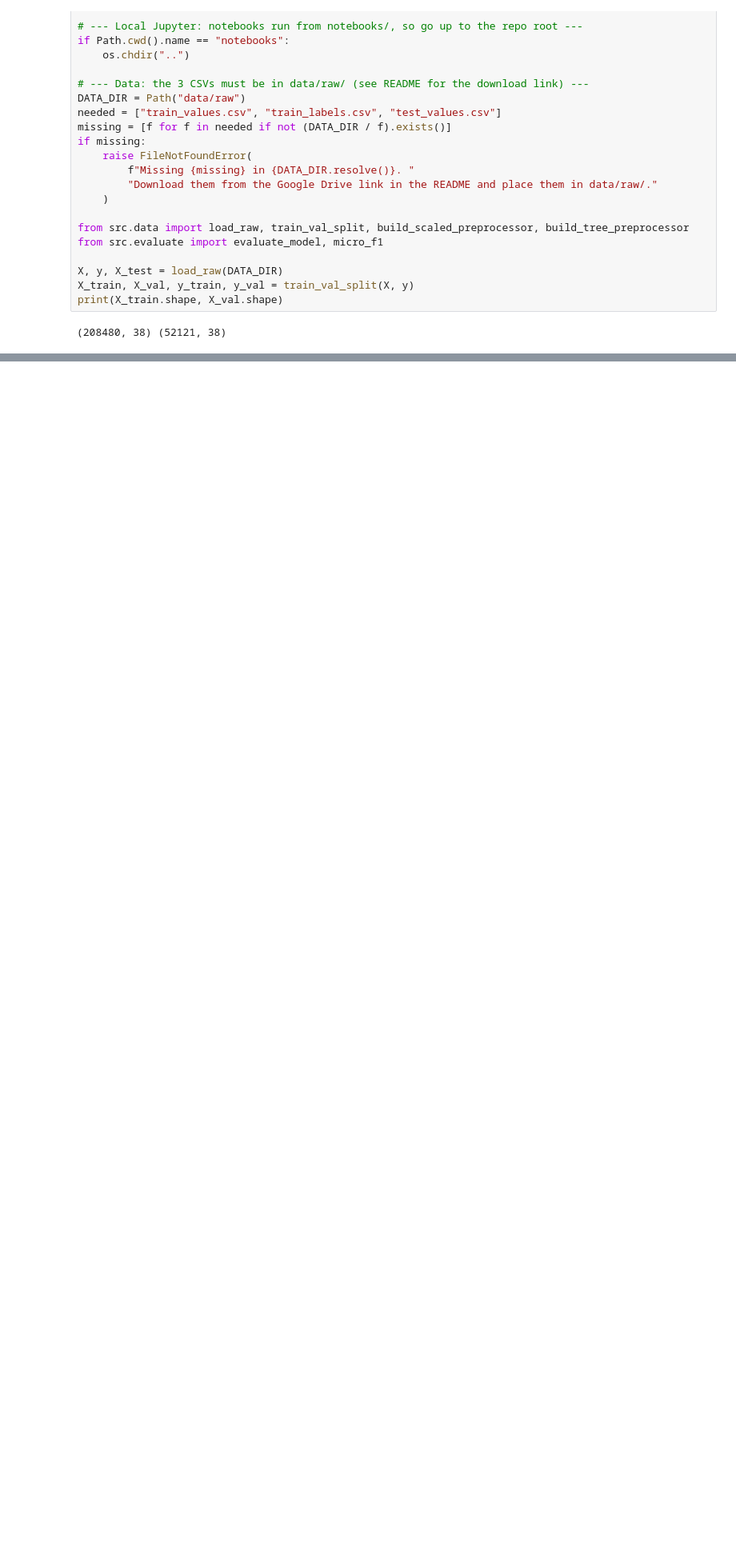
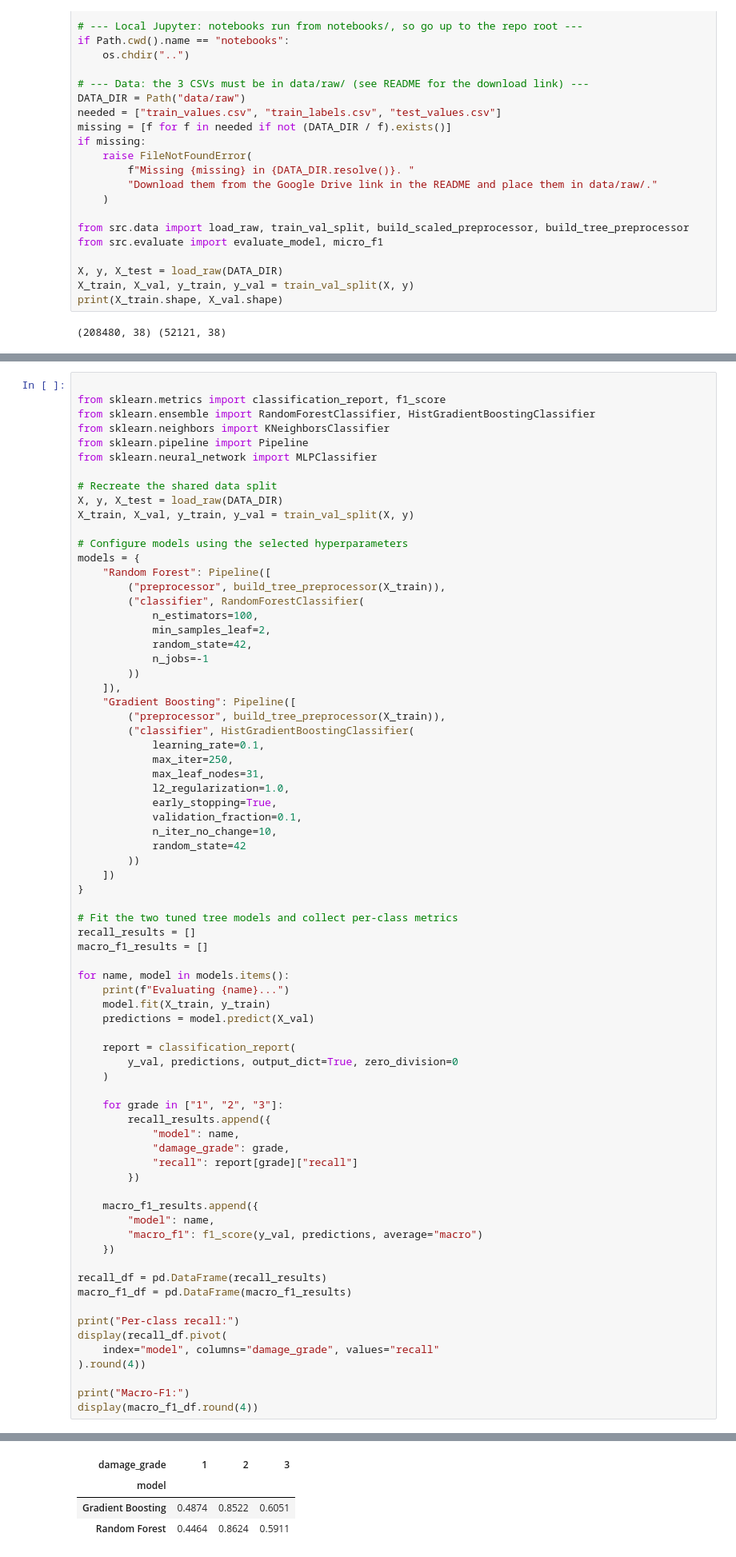
Before and after one commit to ayaanGH06/ML-Project-Earthquake-Damage, a Jupyter notebook: notebooks/06_model_comparison.ipynb, the cells around one changed output, grey strips where cells are left out. Shown at 80% size. Saved outputs shown, nothing was run; the diff lists cells and outputs as text; blank space fills up the shorter version.

```diff
--- a/notebooks/06_model_comparison.ipynb
+++ b/notebooks/06_model_comparison.ipynb
@@ -101,0 +128,74 @@ else:
+# %%
+
+from sklearn.metrics import classification_report, f1_score
+from sklearn.ensemble import RandomForestClassifier, HistGradientBoostingClassifier
+from sklearn.neighbors import KNeighborsClassifier
+from sklearn.pipeline import Pipeline
+from sklearn.neural_network import MLPClassifier
+
+# Recreate the shared data split
+X, y, X_test = load_raw(DATA_DIR)
+X_train, X_val, y_train, y_val = train_val_split(X, y)
+
+# Configure models using the selected hyperparameters
+models = {
+    "Random Forest": Pipeline([
+        ("preprocessor", build_tree_preprocessor(X_train)),
+        ("classifier", RandomForestClassifier(
+            n_estimators=100,
+            min_samples_leaf=2,
+            random_state=42,
+            n_jobs=-1
+        ))
+    ]),
+    "Gradient Boosting": Pipeline([
+        ("preprocessor", build_tree_preprocessor(X_train)),
+        ("classifier", HistGradientBoostingClassifier(
+            learning_rate=0.1,
+            max_iter=250,
+            max_leaf_nodes=31,
+            l2_regularization=1.0,
+            early_stopping=True,
+            validation_fraction=0.1,
+            n_iter_no_change=10,
+            random_state=42
+        ))
+    ])
+}
+
+# Fit the two tuned tree models and collect per-class metrics
+recall_results = []
+macro_f1_results = []
+
+for name, model in models.items():
+    print(f"Evaluating {name}...")
+    model.fit(X_train, y_train)
+    predictions = model.predict(X_val)
+
+    report = classification_report(
+        y_val, predictions, output_dict=True, zero_division=0
+    )
+
+    for grade in ["1", "2", "3"]:
+        recall_results.append({
+            "model": name,
+            "damage_grade": grade,
+            "recall": report[grade]["recall"]
+        })
+
+    macro_f1_results.append({
+        "model": name,
+        "macro_f1": f1_score(y_val, predictions, average="macro")
+    })
+
+recall_df = pd.DataFrame(recall_results)
+macro_f1_df = pd.DataFrame(macro_f1_results)
+
+print("Per-class recall:")
+display(recall_df.pivot(
+    index="model", columns="damage_grade", values="recall"
+).round(4))
+
+print("Macro-F1:")
+display(macro_f1_df.round(4))
+# %% [output]
@@ -101,0 +205,4 @@ else:
+| damage_grade | 1 | 2 | 3 |
+| model |  |  |  |
+| Gradient Boosting | 0.4874 | 0.8522 | 0.6051 |
+| Random Forest | 0.4464 | 0.8624 | 0.5911 |
```
Also changed, not shown: parts of 5 cells of this notebook, 11 other files.
